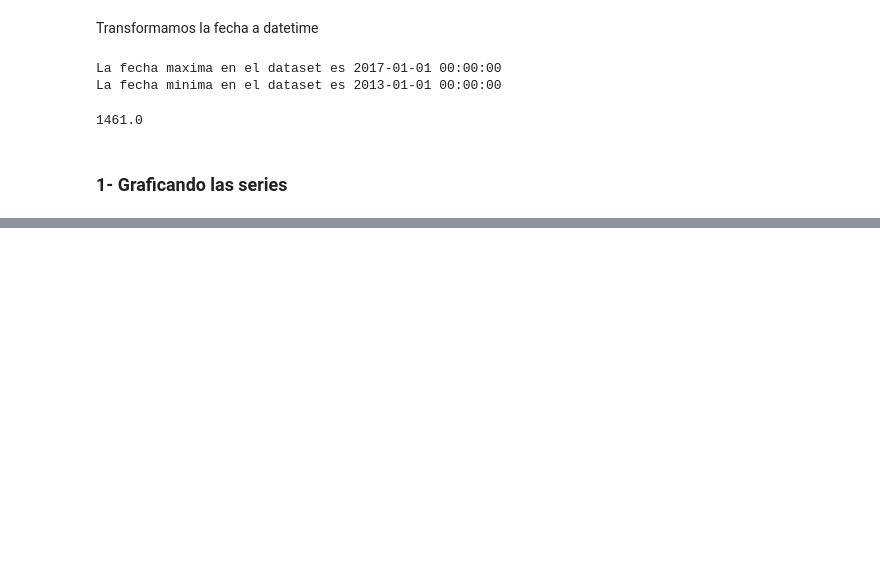
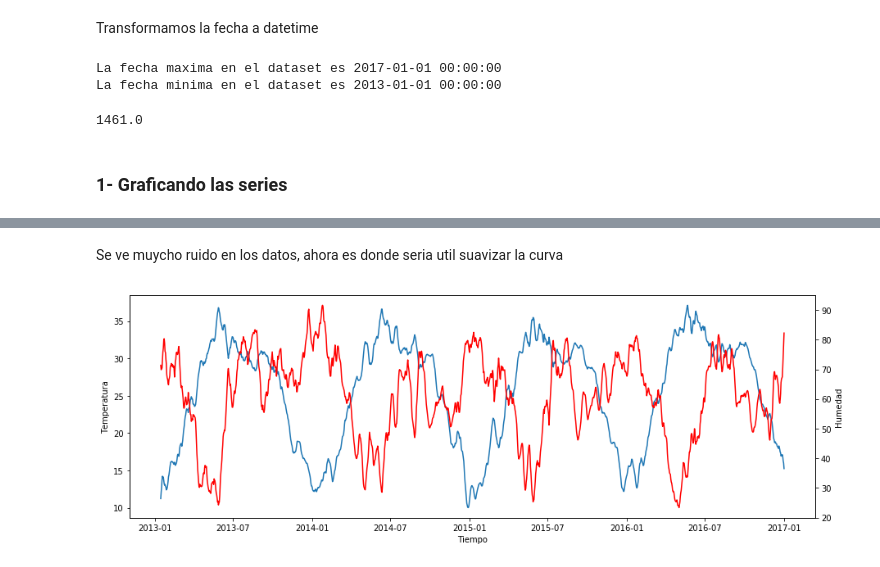
Before and after one commit to PamelaMunozCaceres/Python-Study, a Jupyter notebook: Jugando con Series de Tiempo.ipynb, the cells around one changed output, grey strips where cells are left out. Saved outputs shown, nothing was run; the diff lists cells and outputs as text; code cells hidden in the pictures; blank space fills up the shorter version.

```diff
--- a/Jugando con Series de Tiempo.ipynb
+++ b/Jugando con Series de Tiempo.ipynb
@@ -55,0 +71,20 @@ print(dias)
+# %% [markdown]
+Se ve muycho ruido en los datos, ahora es donde seria util suavizar la curva
+# %%
+ventana = 10
+df_train['meantemp_smooth'] = df_train['meantemp'].rolling(window=ventana).mean()
+df_train['humidity_smooth'] = df_train['humidity'].rolling(window=ventana).mean()
+
+# Eliminamos nans
+df_train.dropna(inplace=True)
+
+fig, ax = plt.subplots(figsize=(15, 5))
+ax.plot(df_train['date'], df_train['meantemp_smooth'])
+ax.set_xlabel('Tiempo')
+ax.set_ylabel('Temperatura')
+ax2 = ax.twinx()
+ax2.plot(df_train['date'], df_train['humidity_smooth'], c="r")
+ax2.set_ylabel('Humedad')
+plt.show()
+# %% [output]
+[figure, added]
```
Also changed, not shown: parts of 6 cells of this notebook.
